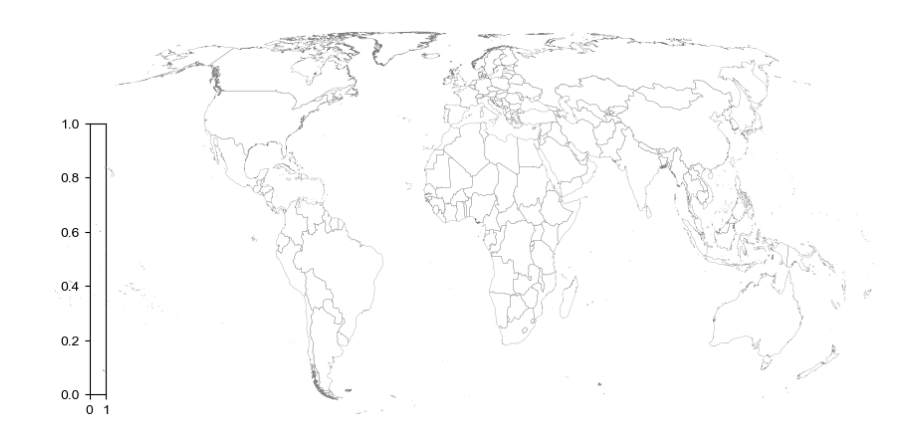
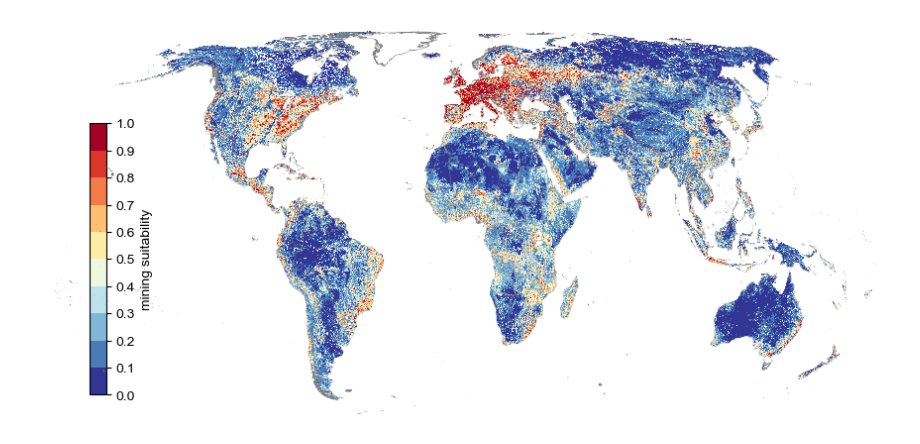
Before and after one commit to tongyuanwu/aggregate-mining-biodiversity, a Jupyter notebook: 2-mining-suitability-model/Extended-Data-Fig-3.ipynb, the cells around one changed output. Saved outputs shown, nothing was run; the diff lists cells and outputs as text; code cells hidden in the pictures.

```diff
--- a/2-mining-suitability-model/Extended-Data-Fig-3.ipynb
+++ b/2-mining-suitability-model/Extended-Data-Fig-3.ipynb
@@ -37,19 +36,18 @@ norm = BoundaryNorm(boundaries=np.arange(0.5, 11.5, 1), ncolors=cmap2.N)
 # %%
 fig = plt.figure(figsize=(8.5, 4), constrained_layout=True)
 plt.rcParams['font.family'] = 'Arial'
 
 ax1 = plt.subplot(111, projection=ccrs.EckertIV())
 world_map.plot(color='none', edgecolor='grey', lw=0.2, ax=ax1, zorder=10)
-# im1 = ax1.imshow(np.where(pred_class > 0, pred_class, np.nan), cmap=cmap2, norm=norm, interpolation='nearest', extent=display_extent_1km, zorder=5)
+im1 = ax1.imshow(np.where(pred_class > 0, pred_class, np.nan), cmap=cmap2, norm=norm, interpolation='nearest', extent=display_extent_1km, zorder=5)
 ax1.set_ylim(-7.2e6, 8.6e6)
 ax1.axis('off')
 cax1_1 = ax1.inset_axes([0.05, 0.05, 0.02, 0.70])
 ticks = np.arange(0.5, 11.5, 1)
 labels = [f"{i/10:.1f}" for i in range(0, 11)]  # 0.0 ... 1.0
-# cbar2_1 = fig.colorbar(im1, cax=cax1_1, orientation='vertical', ticks=ticks, label='mining suitability')
-# cbar2_1.ax.set_yticklabels(labels)
+cbar2_1 = fig.colorbar(im1, cax=cax1_1, orientation='vertical', ticks=ticks, label='mining suitability')
+cbar2_1.ax.set_yticklabels(labels)
 
 plt.show()
-# fig.savefig('figures/Extended-Data-Figure-3.jpg', dpi=600, bbox_inches='tight')
 # %% [output]
-[figure, old version]
+[figure, new version]
```
Also changed, not shown: parts of 3 cells of this notebook, 17 other files.
